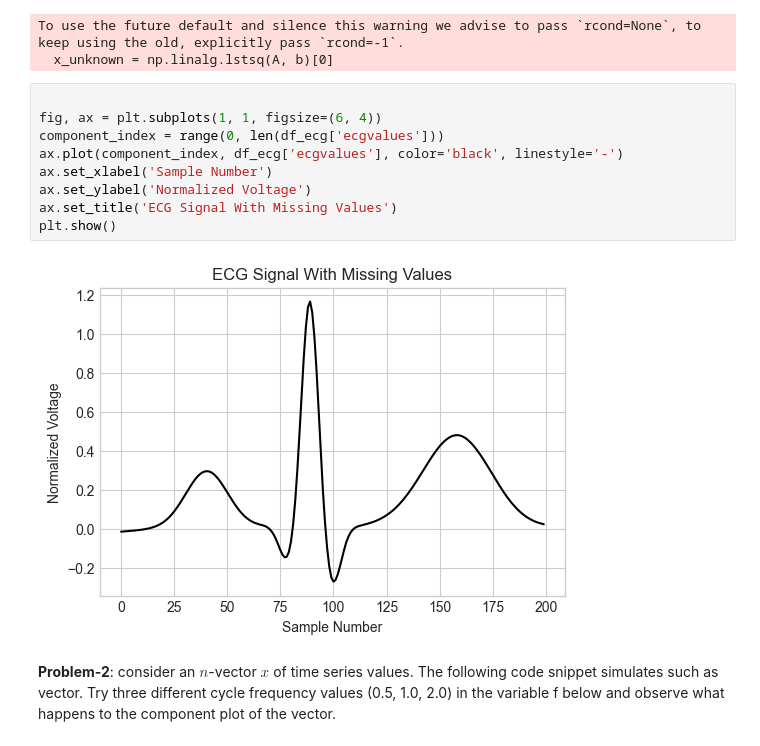
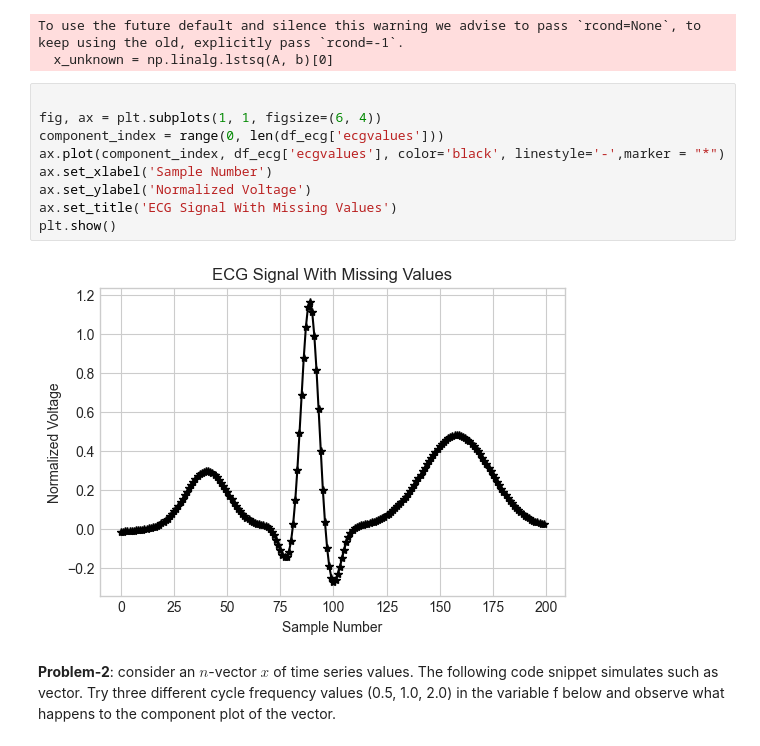
Before and after one commit to adityab24840/Applied-Linear-Algebra, a Jupyter notebook: ALA BootCamp/Code Assignment/Coding assignment 2/ALA_Bootcamp_OddSemester2023_CodingAssignment2.ipynb, the cells around one changed output. Drawn from its saved outputs; the diff is of its cells as text.

```diff
--- a/ALA BootCamp/Code Assignment/Coding assignment 2/ALA_Bootcamp_OddSemester2023_CodingAssignment2.ipynb
+++ b/ALA BootCamp/Code Assignment/Coding assignment 2/ALA_Bootcamp_OddSemester2023_CodingAssignment2.ipynb
@@ -123,14 +123,14 @@ To use the future default and silence this warning we advise to pass `rcond=None
 # %%
 
 fig, ax = plt.subplots(1, 1, figsize=(6, 4))
 component_index = range(0, len(df_ecg['ecgvalues']))
-ax.plot(component_index, df_ecg['ecgvalues'], color='black', linestyle='-')
+ax.plot(component_index, df_ecg['ecgvalues'], color='black', linestyle='-',marker = "*")
 ax.set_xlabel('Sample Number')
 ax.set_ylabel('Normalized Voltage')
 ax.set_title('ECG Signal With Missing Values')
 plt.show()
 # %% [output]
-[figure, old version]
+[figure, new version]
 # %% [markdown]
 **Problem-2**: consider an $n$-vector $x$ of time series values. The following code snippet simulates such as vector. Try three different cycle frequency values (0.5, 1.0, 2.0) in the variable f below and observe what happens to the component plot of the vector.
 # %%
```
Also changed, not shown: 1 other file.
